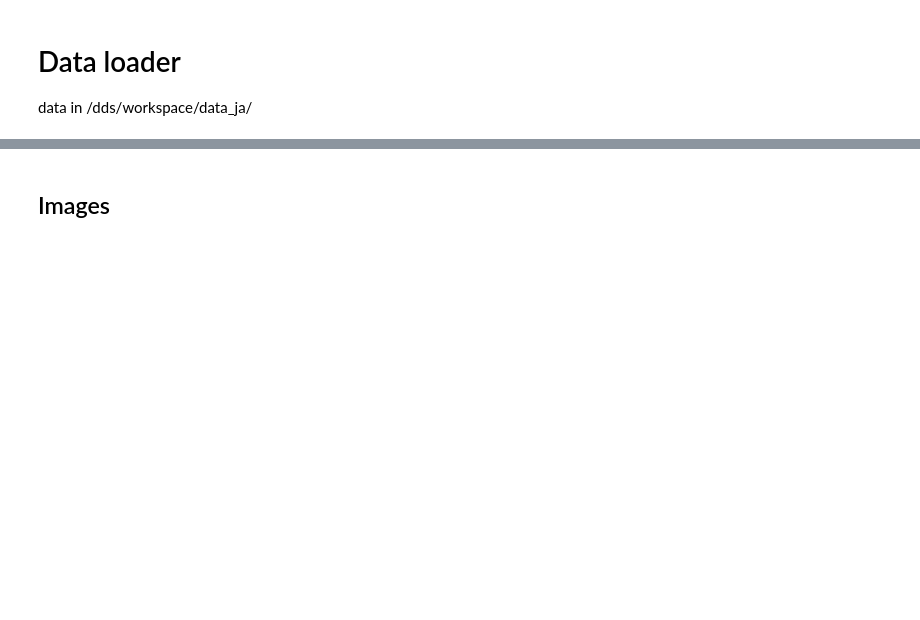
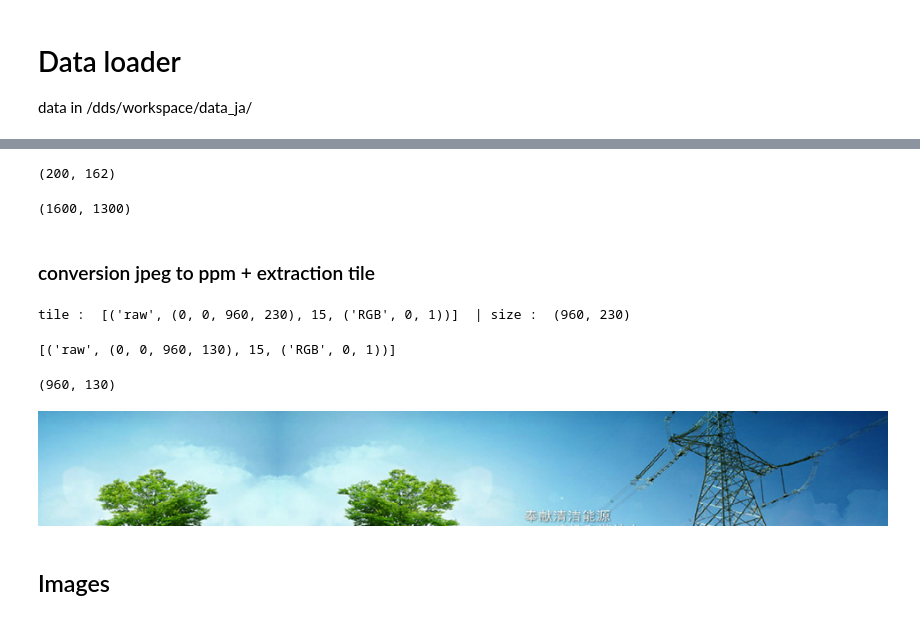
Before and after one commit to jorisgu/Mask_RCNN, a Jupyter notebook: load_ja_test_image.ipynb, the cells around one changed output, grey strips where cells are left out. Saved outputs shown, nothing was run; the diff lists cells and outputs as text; code cells hidden in the pictures; blank space fills up the shorter version.

```diff
--- a/load_ja_test_image.ipynb
+++ b/load_ja_test_image.ipynb
@@ -6,3 +62,49 @@ data in /dds/workspace/data_ja/
+# %%
+a.size
+# %% [output]
+(200, 162)
+# %%
+result.size
+# %% [output]
+(1600, 1300)
+# %% [markdown]
+### conversion jpeg to ppm + extraction tile
+# %%
+from PIL import Image, ImageFile
+import os
+Image.MAX_IMAGE_PIXELS = 1e10
+ImageFile.LOAD_TRUNCATED_IMAGES = True
+
+def change_tile(tile, new_width, new_height):
+    tup = tile[0]
+    return [(tup[0],) + ((0,0,new_width, new_height),) + (tup[-2],) + (tup[-1],)]
+
+image_path_in='/dds/workspace/data_ja/CAT_1_9013.jpg'
+image_path_in='/dds/workspace/data_ja/test.jpg'
+image_path_out=image_path_in[:-3]+"ppm"
+os.system("convert "+image_path_in+" "+image_path_out)
+
+image_pil = Image.open(image_path_out)
+print("tile : ", image_pil.tile, " | size : ", image_pil.size)
+# %% [output]
+tile :  [('raw', (0, 0, 960, 230), 15, ('RGB', 0, 1))]  | size :  (960, 230)
+# %%
+new_width,new_height = (960, 230)
+new_width,new_height = (960, 130)
+image_pil.tile = change_tile(image_pil.tile,new_width,new_height)
+image_pil.size = (new_width, new_height)
+# %%
+image_pil.tile
+# %% [output]
+[('raw', (0, 0, 960, 130), 15, ('RGB', 0, 1))]
+# %%
+image_pil.size
+# %% [output]
+(960, 130)
+# %%
+image_pil
+# %% [output]
+[figure, added]
 # %% [markdown]
 ## Images
 # %% [markdown]
```
Also changed, not shown: parts of 11 cells of this notebook, 1 other file.
